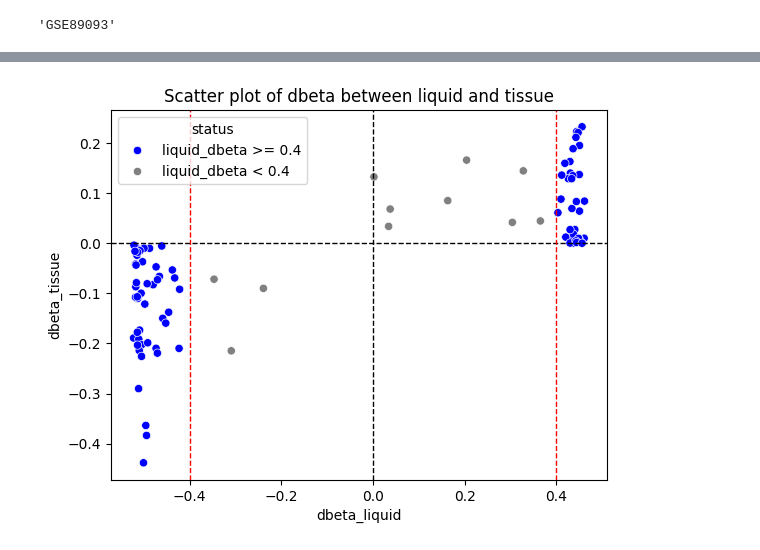
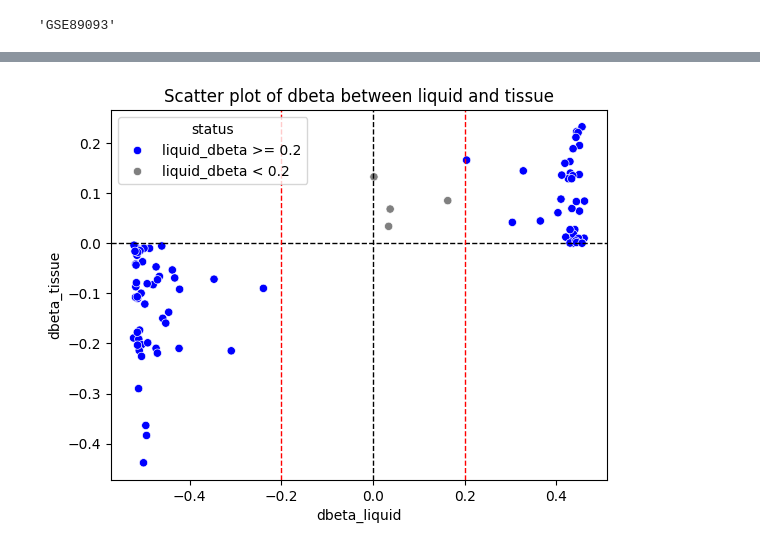
Before and after one commit to BioTechCo/main_project, a Jupyter notebook: notebooks/basic_dbeta_GSE89093.ipynb, the cells around one changed output, grey strips where cells are left out. Saved outputs shown, nothing was run; the diff lists cells and outputs as text; code cells hidden in the pictures.

Commit message:
[update] dbeta GSE89093

```diff
--- a/notebooks/basic_dbeta_GSE89093.ipynb
+++ b/notebooks/basic_dbeta_GSE89093.ipynb
@@ -222,5 +102,6 @@ result_max_per_gene_single.to_csv(f"../result/result_max_per_gene_single_{file_e
+# %%
+# remove rows that UCSC_RefGene_Group != 'TSS200' or 'TSS1500'
+dbeta_process_liquid = dbeta_process_liquid[dbeta_process_liquid['UCSC_RefGene_Group'].isin(['TSS200', 'TSS1500'])]
+dbeta_process_liquid
 # %%
-result_max_per_gene_single = pd.read_csv(f"../result/result_max_per_gene_single_GSE89093.csv")
+result_max_per_gene_single = pd.read_csv(f"../result/result_basic_process.csv")
-# %%
-dbeta_process_liquid = result_max_per_gene_single.copy()
-dbeta_process_liquid
@@ -241,5 +108,3 @@ dbeta_process_liquid
-# %%
-result_max_per_gene_single = pd.read_csv(f"../result/result_max_per_gene_single_train.csv")
 # %%
 dbeta_process_tissue = result_max_per_gene_single.copy()
 dbeta_process_tissue.columns = ['ID', 'dbeta', 'UCSC_RefGene_Name']
@@ -285,23 +123,23 @@ interseted
 # %%
 # draw scatter plot for liquid and tissue
 import matplotlib.pyplot as plt
 import seaborn as sns
-interseted['status'] = np.where(abs(interseted['dbeta_liquid']) < 0.4, 'liquid_dbeta < 0.4', 'liquid_dbeta >= 0.4')
+interseted['status'] = np.where(abs(interseted['dbeta_liquid']) < 0.2, 'liquid_dbeta < 0.2', 'liquid_dbeta >= 0.2')
 
 sns.scatterplot(
     data=interseted,
     x='dbeta_liquid',
     y='dbeta_tissue',
     hue='status',
     palette=['blue', 'gray'])
 plt.xlabel('dbeta_liquid')
 plt.ylabel('dbeta_tissue')
 plt.title('Scatter plot of dbeta between liquid and tissue')
 plt.axhline(0, color='black', linewidth=1, linestyle='--')
 plt.axvline(0, color='black', linewidth=1, linestyle='--')
-plt.axvline(0.4, color='red', linewidth=1, linestyle='--')
-plt.axvline(-0.4, color='red', linewidth=1, linestyle='--')
+plt.axvline(0.2, color='red', linewidth=1, linestyle='--')
+plt.axvline(-0.2, color='red', linewidth=1, linestyle='--')
 plt.show()
 # %% [output]
-[figure, old version]
+[figure, new version]
 # %%
```
Also changed, not shown: parts of 20 cells of this notebook.
